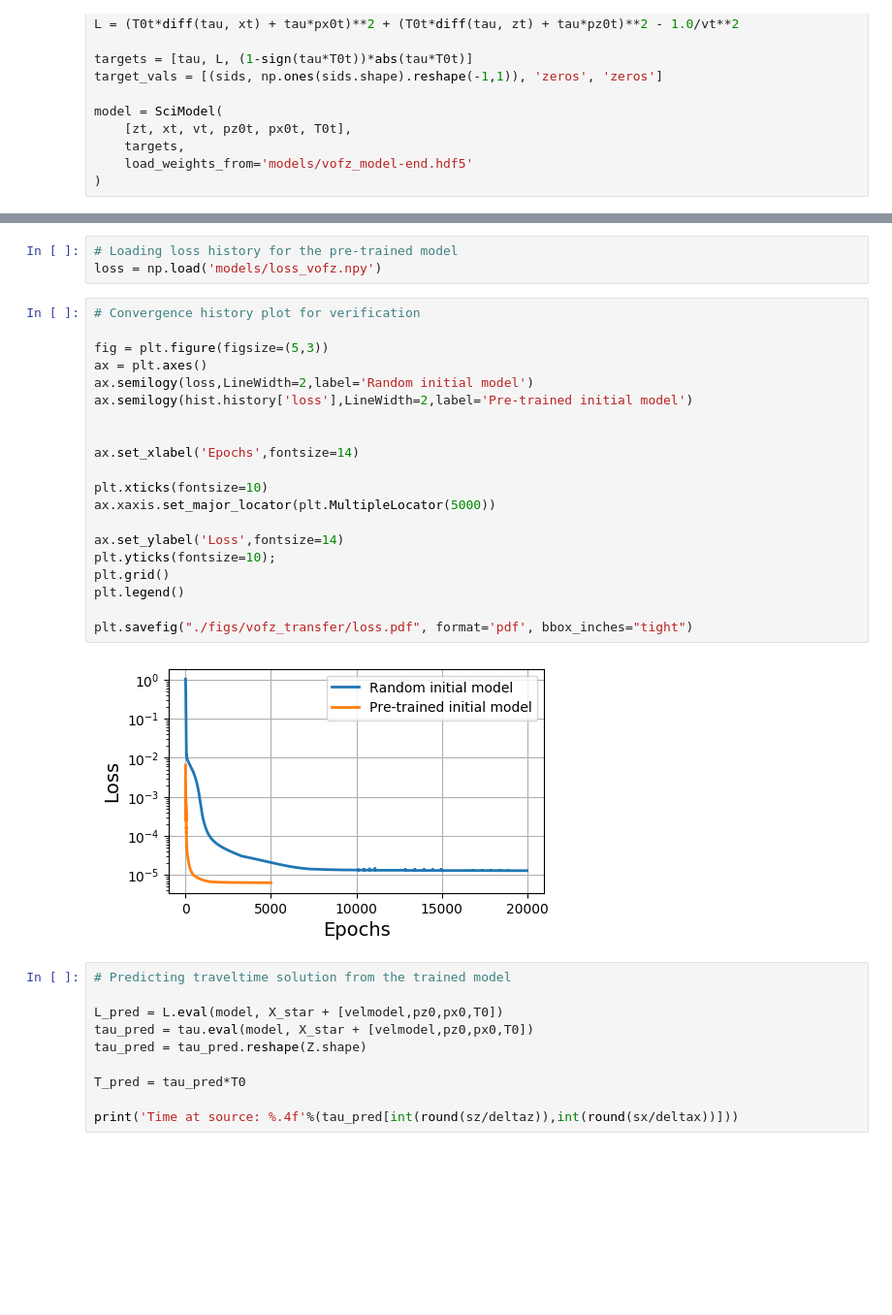
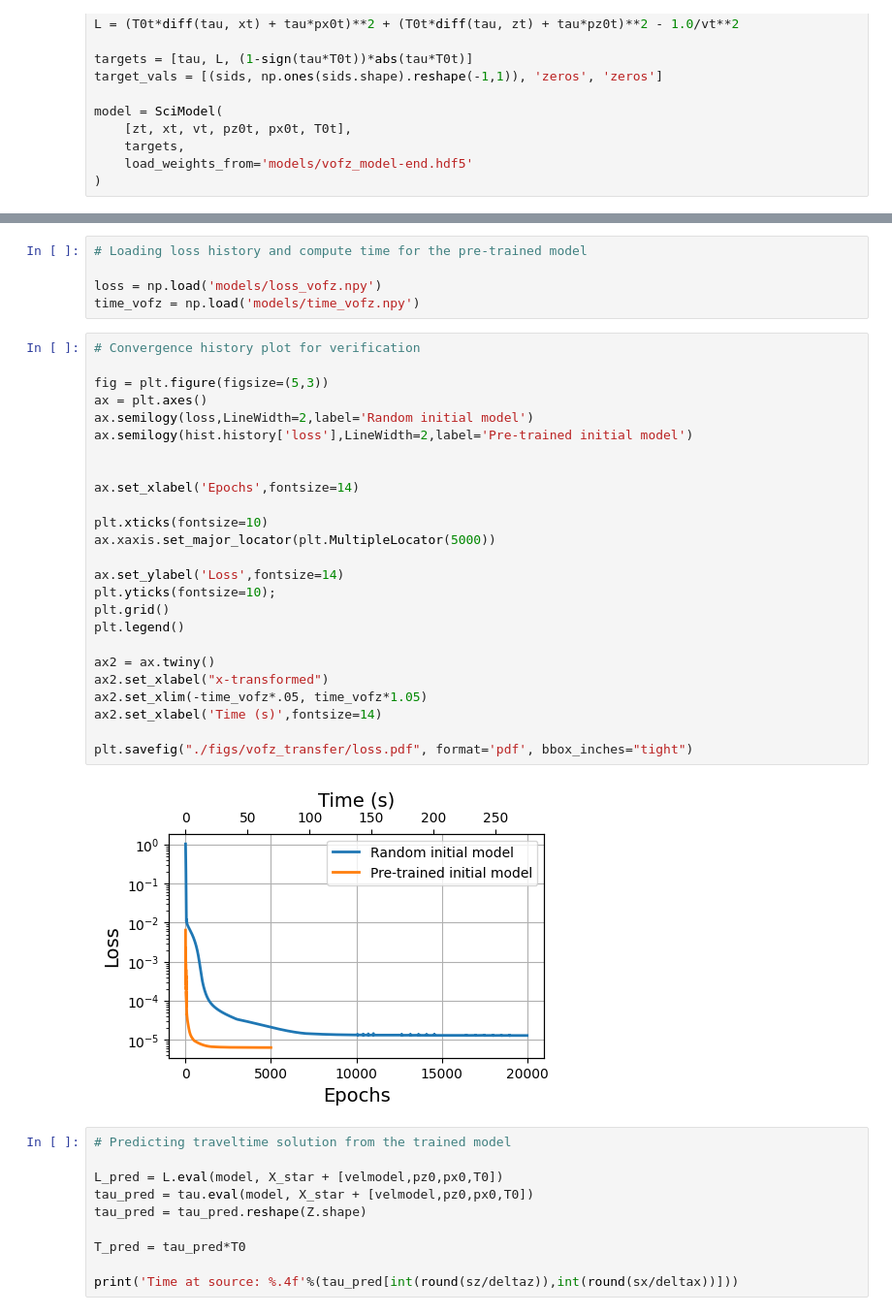
Before and after one commit to geobook2015/PINNeikonal, a Jupyter notebook: codes/script3.ipynb, the cells around one changed output, grey strips where cells are left out. Shown at 97% size. Drawn from its saved outputs; the diff is of its cells as text; blank space fills up the shorter version.

```diff
--- a/codes/script3.ipynb
+++ b/codes/script3.ipynb
@@ -192,28 +190,35 @@ Training time: 2.54 minutes
 # %%
-# Loading loss history for the pre-trained model
+# Loading loss history and compute time for the pre-trained model
+
 loss = np.load('models/loss_vofz.npy')
+time_vofz = np.load('models/time_vofz.npy')
 # %%
 # Convergence history plot for verification
 
 fig = plt.figure(figsize=(5,3))
 ax = plt.axes()
 ax.semilogy(loss,LineWidth=2,label='Random initial model')
 ax.semilogy(hist.history['loss'],LineWidth=2,label='Pre-trained initial model')
 
 
 ax.set_xlabel('Epochs',fontsize=14)
 
 plt.xticks(fontsize=10)
 ax.xaxis.set_major_locator(plt.MultipleLocator(5000))
 
 ax.set_ylabel('Loss',fontsize=14)
 plt.yticks(fontsize=10);
 plt.grid()
 plt.legend()
 
+ax2 = ax.twiny()
+ax2.set_xlabel("x-transformed")
+ax2.set_xlim(-time_vofz*.05, time_vofz*1.05)
+ax2.set_xlabel('Time (s)',fontsize=14)
+
 plt.savefig("./figs/vofz_transfer/loss.pdf", format='pdf', bbox_inches="tight")
 # %% [output]
-[figure, old version]
+[figure, new version]
 # %%
 # Predicting traveltime solution from the trained model
 
```
Also changed, not shown: parts of 6 cells of this notebook, 4 other files.
